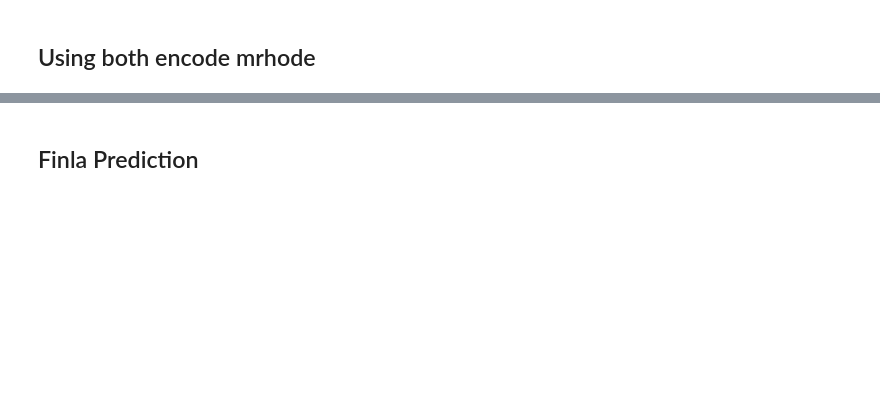
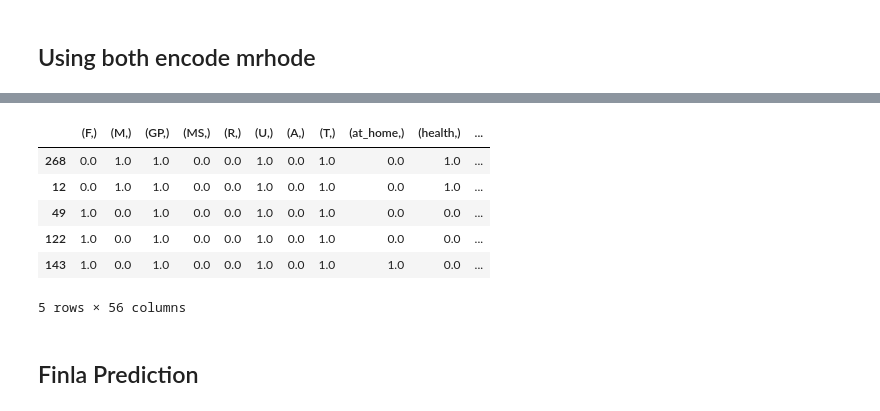
Before and after one commit to SalindaGunarathna/MachineLearnig_Project_Group95, a Jupyter notebook: project/test02.ipynb, the cells around one changed output, grey strips where cells are left out. Saved outputs shown, nothing was run; the diff lists cells and outputs as text; code cells hidden in the pictures; blank space fills up the shorter version.

```diff
--- a/project/test02.ipynb
+++ b/project/test02.ipynb
@@ -96,13 +151,13 @@ df2 =df.copy()
 
 def categorize_grade(G3_value):
     if G3_value > 15:
-        return 'A'
+        return 0
     elif 10 < G3_value <= 15:
-        return 'B'
+        return 1
     elif 5 < G3_value <= 10:
-        return 'C'
+        return 2
     else:
-        return 'E'  # For values outside the specified ranges
+        return 3  # For values outside the specified ranges
 
 # Apply the categorization function to create a new column 'grade'
 df2['G3'] = df2['G3'].apply(categorize_grade)
@@ -299,3 +561,28 @@ plt.scatter(x= df_final["Dalc"] ,y= df_final["G3"],color ='red')
+# %%
+def categorize_grade(G3_value):
+    if G3_value > 15:
+        return 0
+    elif 10 < G3_value <= 15:
+        return 1
+    elif 5 < G3_value <= 10:
+        return 2
+    else:
+        return 3  # For values outside the specified ranges
+
+# Apply the categorization function to create a new column 'grade'
+df_final['G3'] = df_final['G3'].apply(categorize_grade)
+df_final['G2'] = df_final['G2'].apply(categorize_grade)
+df_final['G1'] = df_final['G1'].apply(categorize_grade)
+# %%
+df_final.sample(5)
+# %% [output]
+|  | (F,) | (M,) | (GP,) | (MS,) | (R,) | (U,) | (A,) | (T,) | (at_home,) | (health,) | ... |
+| 268 | 0.0 | 1.0 | 1.0 | 0.0 | 0.0 | 1.0 | 0.0 | 1.0 | 0.0 | 1.0 | ... |
+| 12 | 0.0 | 1.0 | 1.0 | 0.0 | 0.0 | 1.0 | 0.0 | 1.0 | 0.0 | 1.0 | ... |
+| 49 | 1.0 | 0.0 | 1.0 | 0.0 | 0.0 | 1.0 | 0.0 | 1.0 | 0.0 | 0.0 | ... |
+| 122 | 1.0 | 0.0 | 1.0 | 0.0 | 0.0 | 1.0 | 0.0 | 1.0 | 0.0 | 0.0 | ... |
+| 143 | 1.0 | 0.0 | 1.0 | 0.0 | 0.0 | 1.0 | 0.0 | 1.0 | 1.0 | 0.0 | ... |
+5 rows × 56 columns
 # %% [markdown]
 ## Finla Prediction
 # %%
```
Also changed, not shown: parts of 28 cells of this notebook.
